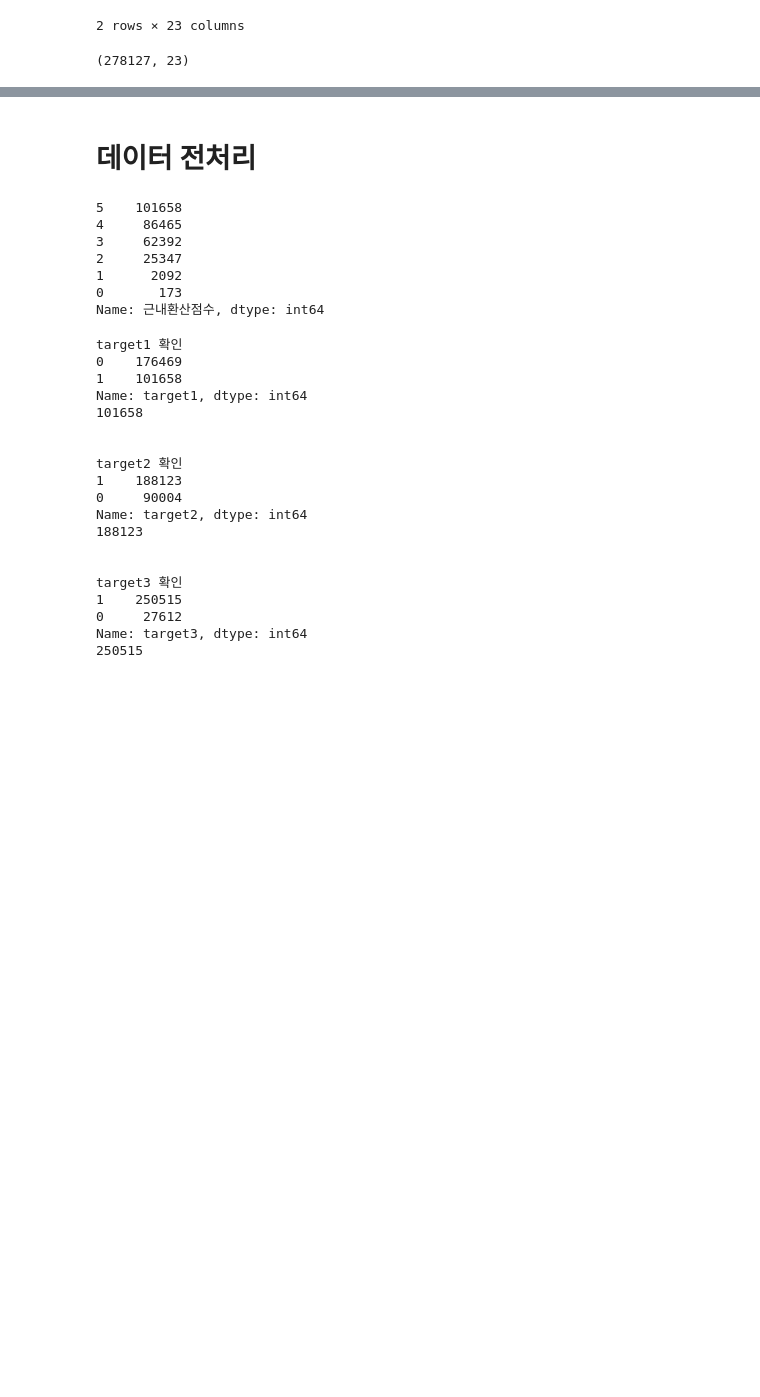
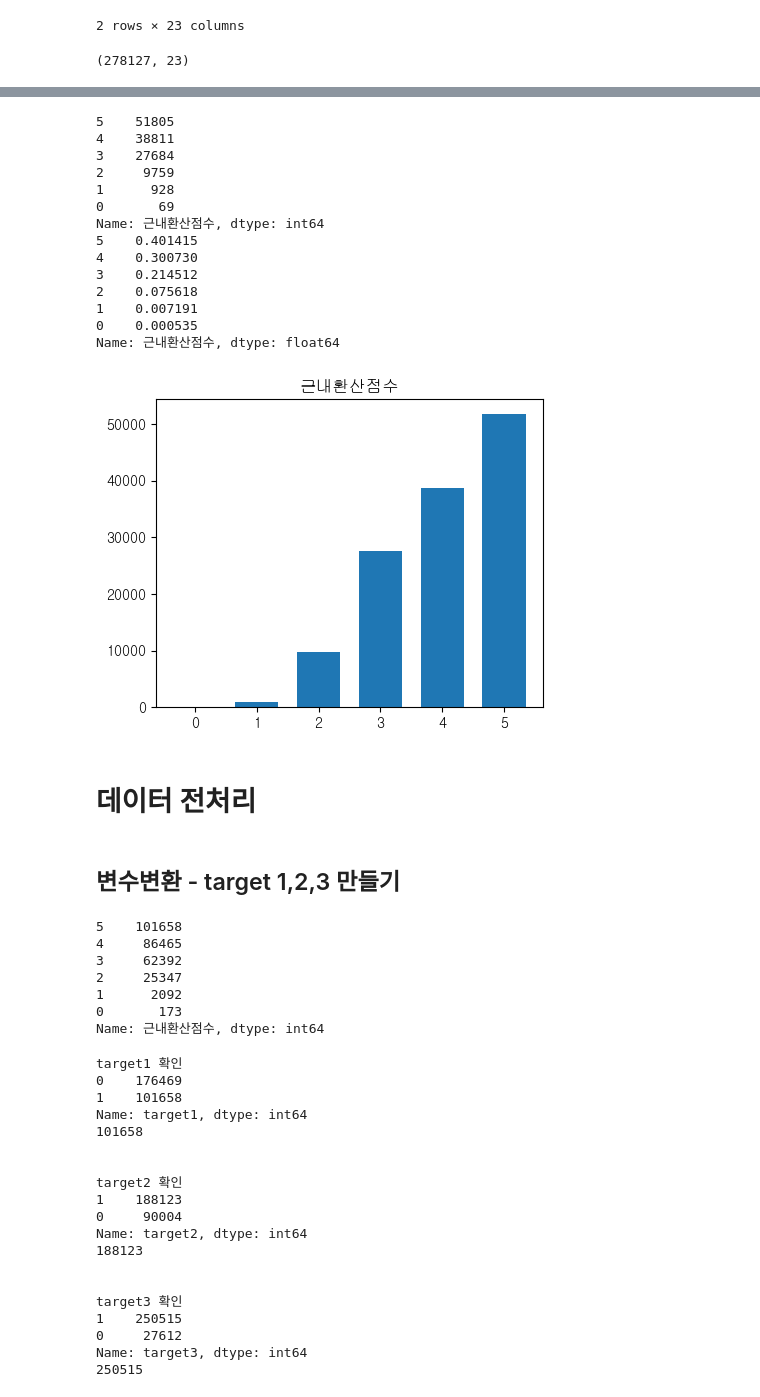
Before and after one commit to tabjun/2024-study, a Jupyter notebook: cow prediction study/code/code_0311.ipynb, the cells around one changed output, grey strips where cells are left out. Cells and saved outputs as stored; diff of their text form; code cells hidden in the pictures; blank space fills up the shorter version.

```diff
--- a/cow prediction study/code/code_0311.ipynb
+++ b/cow prediction study/code/code_0311.ipynb
@@ -43,5 +256,32 @@ df.shape
+# %%
+print(data4['근내환산점수'].value_counts())
+print(data4['근내환산점수'].value_counts()/len(data4['근내환산점수']))
+
+plt.figure(figsize=(5, 4))
+plt.bar(data4['근내환산점수'].value_counts().index, data4['근내환산점수'].value_counts(), width=0.7)
+
+plt.title('근내환산점수')
+plt.show()
+# %% [output]
+5    51805
+4    38811
+3    27684
+2     9759
+1      928
+0       69
+Name: 근내환산점수, dtype: int64
+5    0.401415
+4    0.300730
+3    0.214512
+2    0.075618
+1    0.007191
+0    0.000535
+Name: 근내환산점수, dtype: float64
+[figure, added]
 # %% [markdown]
 # 데이터 전처리
+# %% [markdown]
+## 변수변환 - target 1,2,3 만들기
 # %%
 df.근내환산점수.value_counts()
 # %% [output]
```
Also changed, not shown: parts of 80 cells of this notebook.
